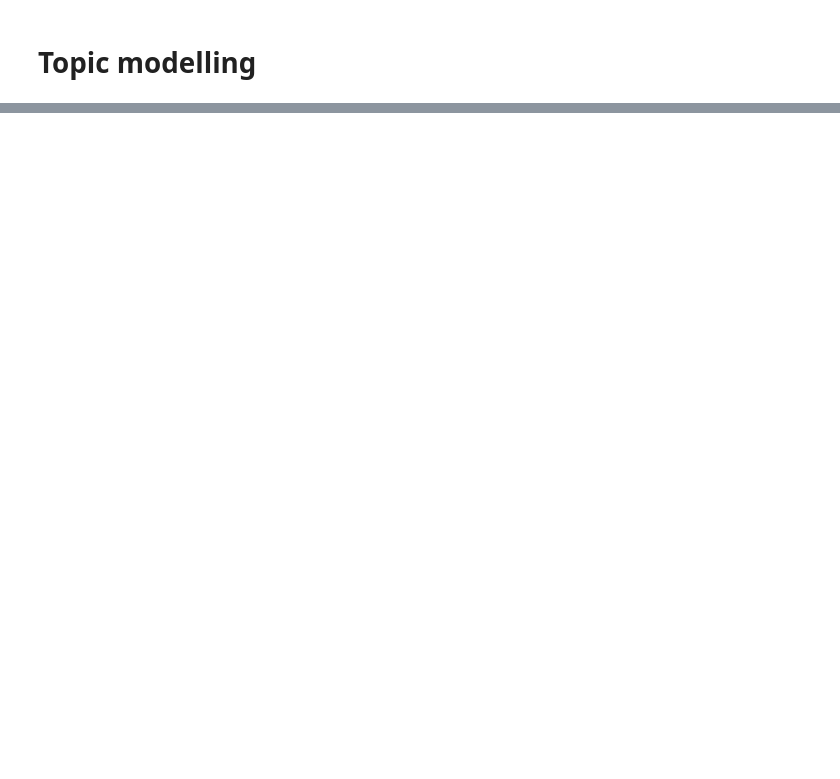
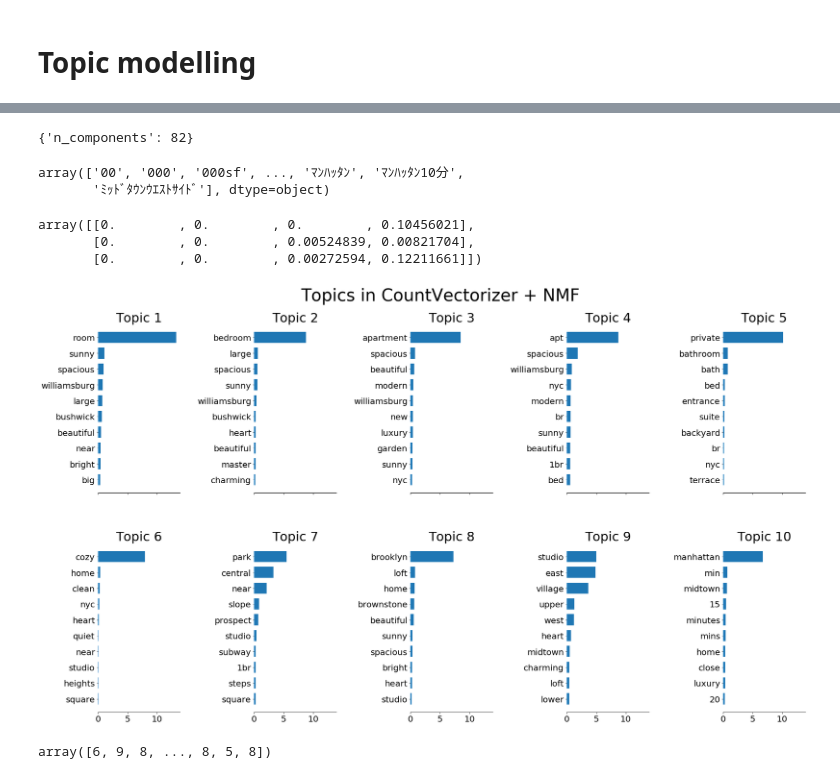
Before and after one commit to krzjoa/medium, a Jupyter notebook: 5_text_regression/text_regression.ipynb, the cells around one changed output, grey strips where cells are left out. Saved outputs shown, nothing was run; the diff lists cells and outputs as text; code cells hidden in the pictures; blank space fills up the shorter version.

Commit message:
Topic modeling and feature hasing

```diff
--- a/5_text_regression/text_regression.ipynb
+++ b/5_text_regression/text_regression.ipynb
@@ -111,19 +93,16 @@ from sklearn.decomposition import TruncatedSVD, NMF, LatentDirichletAllocation
 # Topic modelling
 # %%
 # Count vectorizer
-cv = CountVectorizer()
-
 tm_pipeline = Pipeline([
     ('one_hot', OneHotEncoder(cols=CATEGORICAL)),
     ('count_vectorizer', ColumnTransformer([
-        ('cv', CountVectorizer(), 'name')
-    ])),
-    ('tm', ColumnTransformer([
-        ('tm', TruncatedSVD(n_components=2), make_column_selector('tm')),
+        ('name', make_pipeline(
+            CountVectorizer(stop_words='english'),
+            NMF(n_components=10, random_state=7)), 'name')
     ])),
     ('linear_regression', LinearRegression())
 ])
 tm_pipeline.fit(X_train, y_train)
-y_pred_tm = tm_pipeline.predict(X_test)
-print(mean_squared_error(y_test, y_pred_tm))
+y_pred_count_vec = tm_pipeline.predict(X_test)
+print(mean_squared_error(y_test, y_pred_count_vec))
 # %% [output]
@@ -191,0 +149,53 @@ NotFittedError: Vocabulary not fitted or provided
+# %%
+study.best_params
+# %% [output]
+{'n_components': 82}
+# %%
+cv.fit(X_train['name']).get_feature_names_out()
+# %% [output]
+array(['00', '000', '000sf', ..., 'ﾏﾝﾊｯﾀﾝ', 'ﾏﾝﾊｯﾀﾝ10分',
+       'ﾐｯﾄﾞﾀｳﾝｳｴｽﾄｻｲﾄﾞ'], dtype=object)
+# %%
+tm_pipeline[1].transform(X[:5])[[0, 3, 4], :4]
+# %% [output]
+array([[0.        , 0.        , 0.        , 0.10456021],
+       [0.        , 0.        , 0.00524839, 0.00821704],
+       [0.        , 0.        , 0.00272594, 0.12211661]])
+# %%
+count_vectorizer = tm_pipeline[1].transformers_[0][1][0]
+decomposition = tm_pipeline[1].transformers_[0][1][1]
+# %%
+import matplotlib.pyplot as plt
+
+def plot_top_words(model, feature_names, n_top_words, title, n_topics=10):
+    fig, axes = plt.subplots(2, 5, figsize=(30, 15), sharex=True)
+    axes = axes.flatten()
+    for topic_idx, topic in enumerate(model.components_[:n_topics]):
+        top_features_ind = topic.argsort()[: -n_top_words - 1 : -1]
+        top_features = [feature_names[i] for i in top_features_ind]
+        weights = topic[top_features_ind]
+
+        ax = axes[topic_idx]
+        ax.barh(top_features, weights, height=0.7)
+        ax.set_title(f"Topic {topic_idx +1}", fontdict={"fontsize": 30})
+        ax.invert_yaxis()
+        ax.tick_params(axis="both", which="major", labelsize=20)
+        for i in "top right left".split():
+            ax.spines[i].set_visible(False)
+        fig.suptitle(title, fontsize=40)
+
+    plt.subplots_adjust(top=0.90, bottom=0.05, wspace=0.90, hspace=0.3)
+    plt.show()
+# %%
+plot_top_words(
+    decomposition,
+    count_vectorizer.get_feature_names_out(),
+    10,
+    "Topics in CountVectorizer + NMF",
+)
+# %% [output]
+[figure, added]
+# %%
+tm_pipeline[1].transform(X).argmax(axis=1)
+# %% [output]
+array([6, 9, 8, ..., 8, 5, 8])
```
Also changed, not shown: parts of 27 cells of this notebook, 18 other files.
